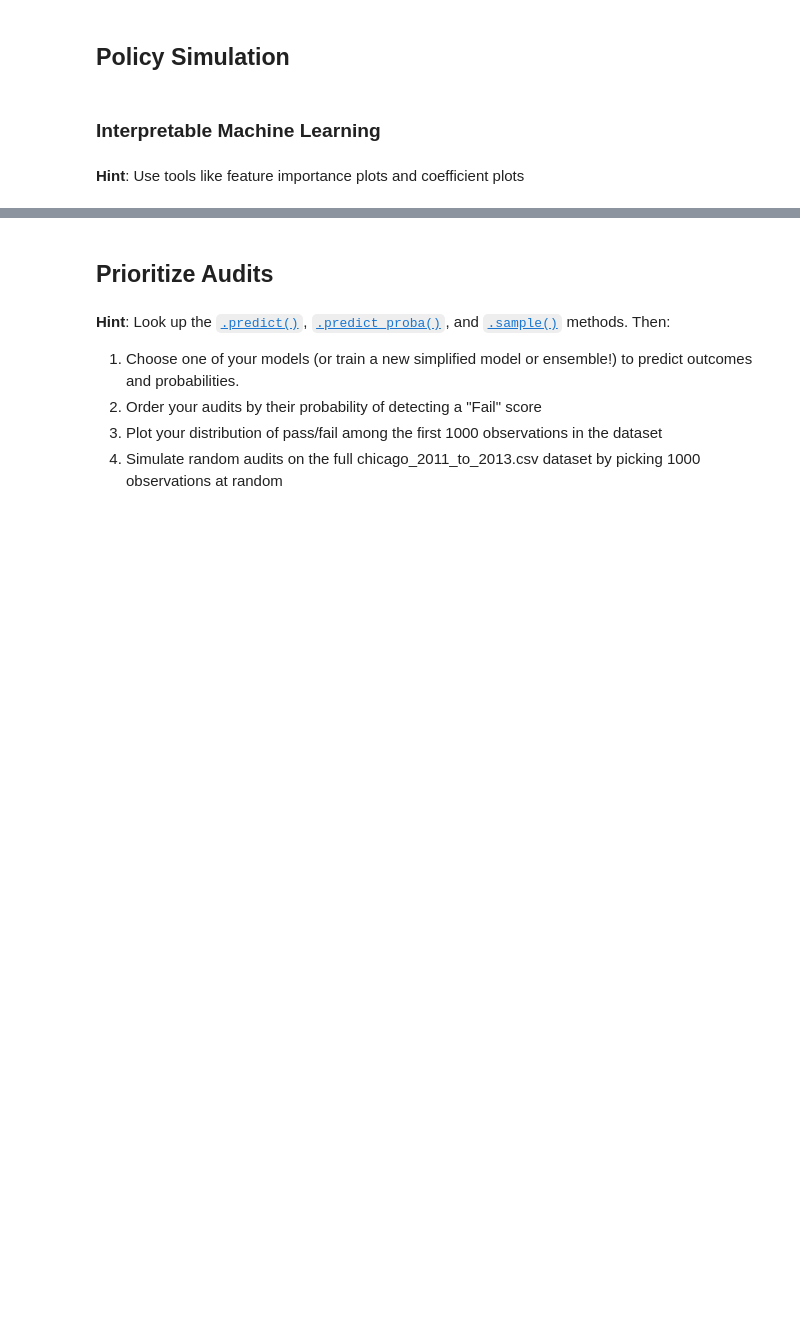
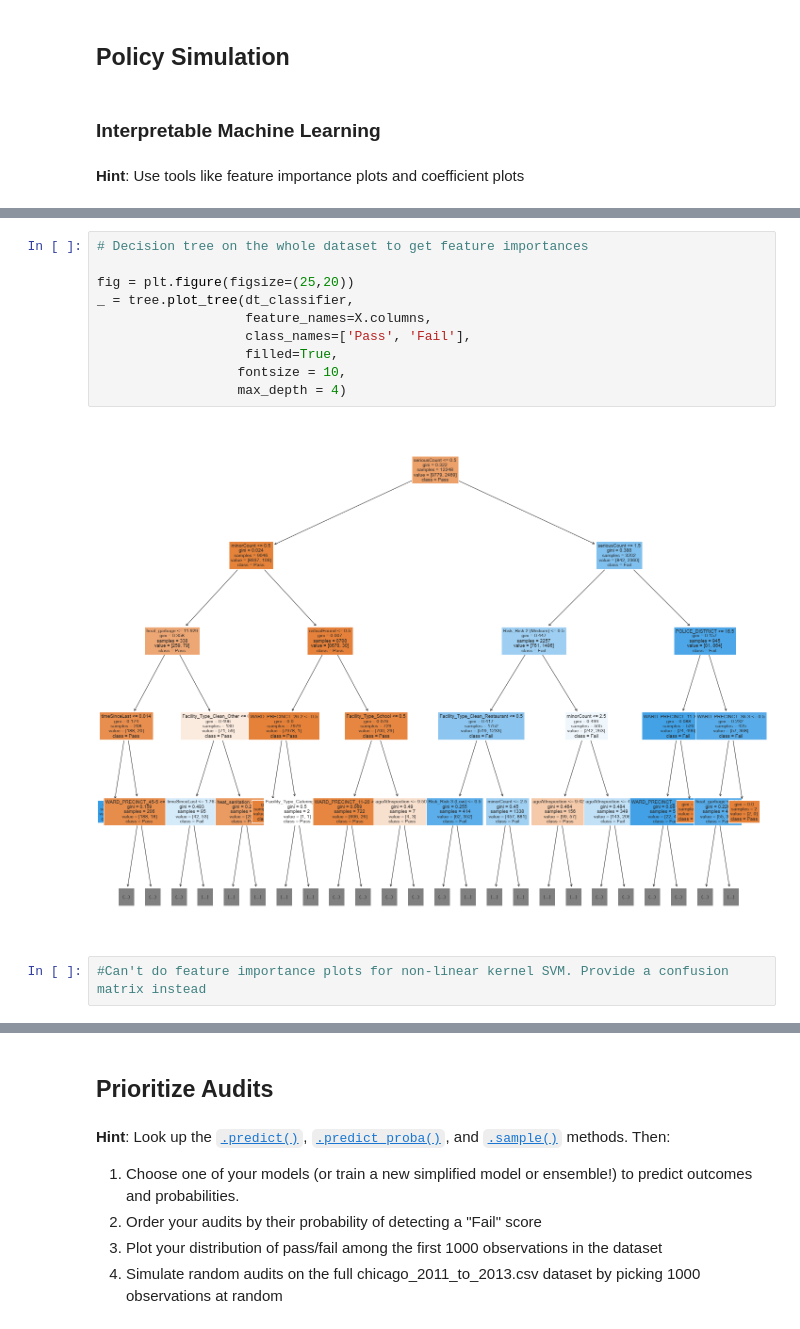
Before and after one commit to annettegailliot/CSS_Project3_Team7_Fall2022, a Jupyter notebook: Project 3 Students.ipynb, the cells around one changed output, grey strips where cells are left out. Cells and saved outputs as stored; diff of their text form; blank space fills up the shorter version.

```diff
--- a/Project 3 Students.ipynb
+++ b/Project 3 Students.ipynb
@@ -197,0 +383,14 @@ Be sure to do the following:
+# %%
+# Decision tree on the whole dataset to get feature importances
+
+fig = plt.figure(figsize=(25,20))
+_ = tree.plot_tree(dt_classifier,
+                   feature_names=X.columns,
+                   class_names=['Pass', 'Fail'],
+                   filled=True,
+                  fontsize = 10,
+                  max_depth = 4)
+# %% [output]
+[figure, added]
+# %%
+#Can't do feature importance plots for non-linear kernel SVM. Provide a confusion matrix instead
```
Also changed, not shown: parts of 20 cells of this notebook.
